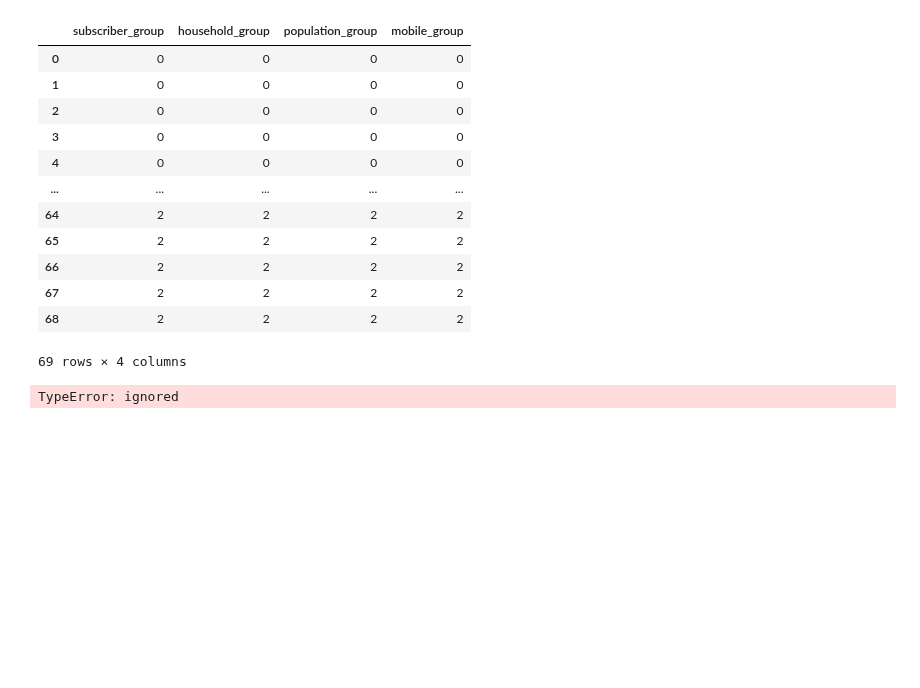
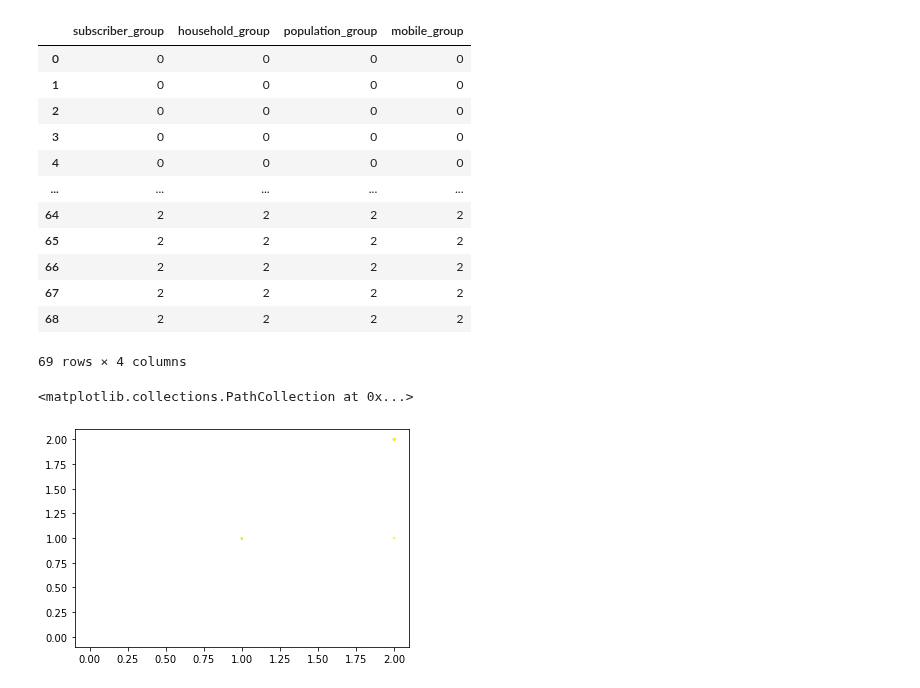
Before and after one commit to mintra-tippayaratsontorn/DWDM21, a Jupyter notebook: Project_DWDM.ipynb, the cells around one changed output. Cells and saved outputs as stored; diff of their text form; code cells hidden in the pictures; blank space fills up the shorter version.

Commit message:
plot กราฟ

```diff
--- a/Project_DWDM.ipynb
+++ b/Project_DWDM.ipynb
@@ -692,5 +700,8 @@ import numpy as np
 # %%
-y = list[0, 1, 2]
-y
+x = [0,1,2]
+y = [0,1,2]
-# %% [output]
-TypeError: ignored
+# %%
+plt.scatter(data_cut['household_group'],data_cut['mobile_group'],data_cut['population_group'],data_cut['subscriber_group'])
+# %% [output]
+<matplotlib.collections.PathCollection at 0x...>
+[figure, added]
```
Also changed, not shown: parts of 4 cells of this notebook.
